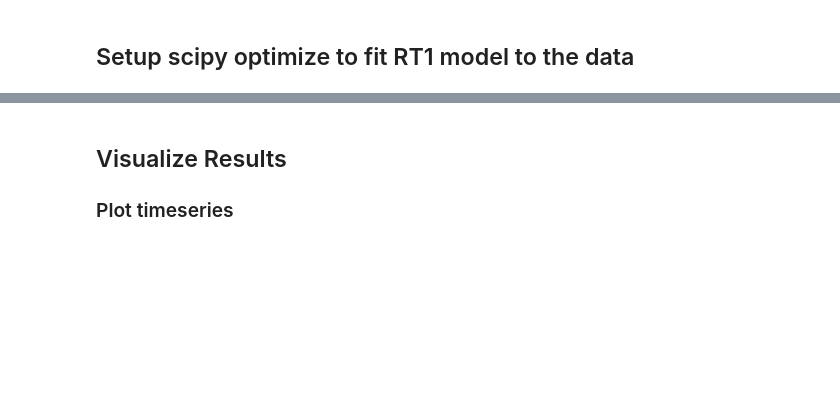
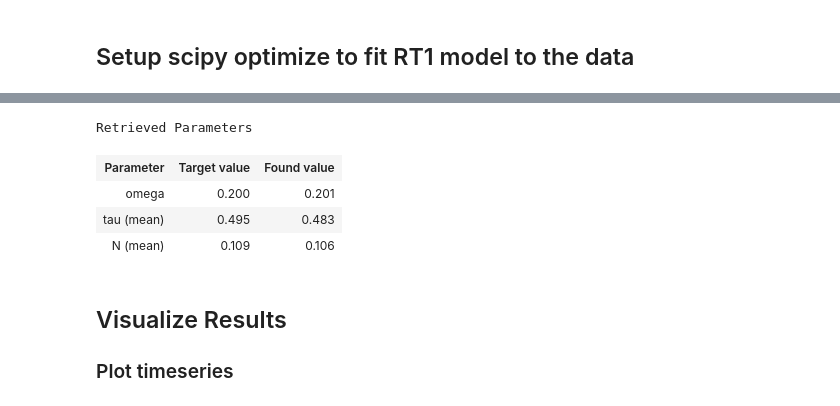
Before and after one commit to TUW-GEO/rt1_model, a Jupyter notebook: docs/examples/retrieval_3_multi_temporal.ipynb, the cells around one changed output, grey strips where cells are left out. Saved outputs shown, nothing was run; the diff lists cells and outputs as text; code cells hidden in the pictures; blank space fills up the shorter version.

```diff
--- a/docs/examples/retrieval_3_multi_temporal.ipynb
+++ b/docs/examples/retrieval_3_multi_temporal.ipynb
@@ -122,6 +122,23 @@ found_tot = R.calc(**found_params, **const_params)[0]
       50             51         1.6962e-03      1.59e-08       7.29e-04       3.64e-04
 `ftol` termination condition is satisfied.
 Function evaluations 51, initial cost 3.3004e+00, final cost 1.6962e-03, first-order optimality 3.64e-04.
+# %%
+from IPython.display import HTML, display
+s = ["<table>",
+     "<caption>Retrieved Parameters</caption>",
+     "<tr><th>Parameter</th><th>Target value</th><th>Found value</th><th>Difference</th></tr>",
+     *(f"<tr><td>{key if isinstance(val, (int, float, np.number)) else key + ' <b>(mean)</b>'} </td>"
+       f"<td> {np.mean(sim_params[key]):.3f} </td><td> {np.mean(val):.3f}</td>"
+       f"<td>{np.mean(val - sim_params[key]): .3f}</td></tr>"
+       for key, val in found_params.items()),
+     "</table>"]
+display(HTML("\n".join(s)))
+# %% [output]
+Retrieved Parameters
+| Parameter | Target value | Found value |
+| omega | 0.200 | 0.201 |
+| tau (mean) | 0.495 | 0.483 |
+| N (mean) | 0.109 | 0.106 |
 # %% [markdown]
 ## Visualize Results
 ### Plot timeseries
```
Also changed, not shown: parts of 5 cells of this notebook, 5 other files.
